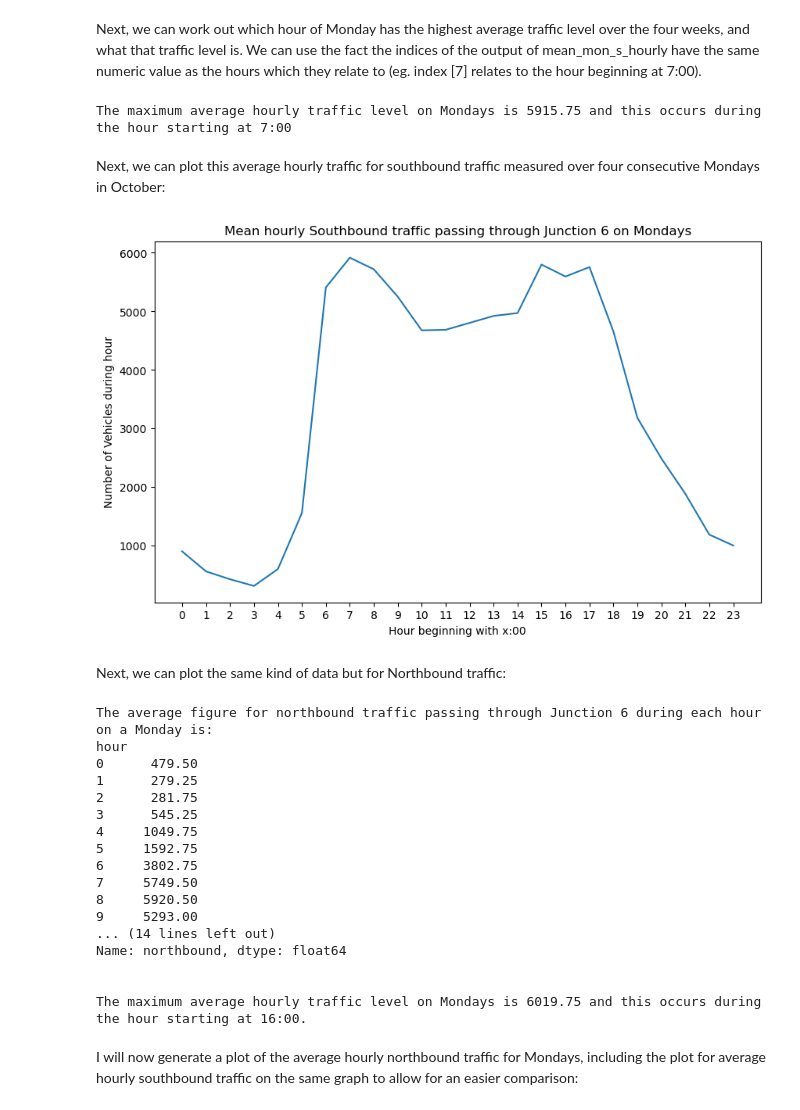
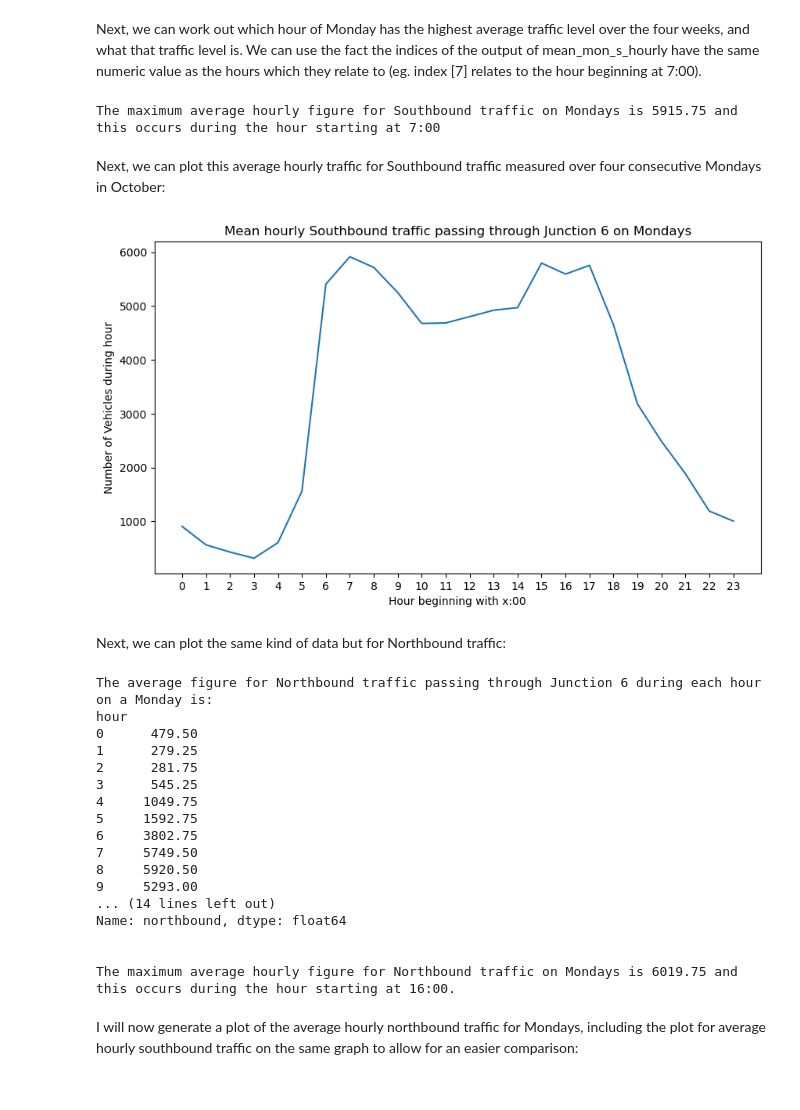
Before and after one commit to jmce22/pfda_project1, a Jupyter notebook: pfda_project1.ipynb, the cells around one changed output. Saved outputs shown, nothing was run; the diff lists cells and outputs as text; code cells hidden in the pictures.

Commit message:
calculated figures for busiest hours of the day and accompanying data for northbound traffic

```diff
--- a/pfda_project1.ipynb
+++ b/pfda_project1.ipynb
@@ -93,37 +93,37 @@ Next, we can work out which hour of Monday has the highest average traffic level
 # %%
 max_row_mon_s_hourly = mean_mon_s_hourly.idxmax()
 max_value_mon_s_hourly = mean_mon_s_hourly.max()
-print(f'The maximum average hourly traffic level on Mondays is {max_value_mon_s_hourly} and this occurs during the hour starting at {max_row_mon_s_hourly}:00')
+print(f'The maximum average hourly figure for Southbound traffic on Mondays is {max_value_mon_s_hourly} and this occurs during the hour starting at {max_row_mon_s_hourly}:00')
 # %% [output]
-The maximum average hourly traffic level on Mondays is 5915.75 and this occurs during the hour starting at 7:00
+The maximum average hourly figure for Southbound traffic on Mondays is 5915.75 and this occurs during the hour starting at 7:00
 # %% [markdown]
-Next, we can plot this average hourly traffic for southbound traffic measured over four consecutive Mondays in October:
+Next, we can plot this average hourly traffic for Southbound traffic measured over four consecutive Mondays in October:
 # %%
-plt.figure(figsize=(10,6))
+plt.figure(figsize=(10,5.5))
 plt.plot(mean_mon_s_hourly)
 plt.xlabel('Hour beginning with x:00')
 plt.xticks(np.arange(24))      # seperate x-axis into 24 intervals rather than 5
 plt.ylabel('Number of Vehicles during hour')
 plt.title('Mean hourly Southbound traffic passing through Junction 6 on Mondays')
 plt.show()
 # %% [output]
-[figure, old version]
+[figure, new version]
 # %% [markdown]
 Next, we can plot the same kind of data but for Northbound traffic:
 # %%
 mean_mon_n_hourly = monday.groupby('hour')['northbound'].mean()
 
 print()
-print('The average figure for northbound traffic passing through Junction 6 during each hour on a Monday is: ')
+print('The average figure for Northbound traffic passing through Junction 6 during each hour on a Monday is: ')
 print(mean_mon_n_hourly)
 
 max_row_mon_n_hourly = mean_mon_n_hourly.idxmax()
 max_value_mon_n_hourly = mean_mon_n_hourly.max()
 print()
 print()
-print(f'The maximum average hourly traffic level on Mondays is {max_value_mon_n_hourly} and this occurs during the hour starting at {max_row_mon_n_hourly}:00.')
+print(f'The maximum average hourly figure for Northbound traffic on Mondays is {max_value_mon_n_hourly} and this occurs during the hour starting at {max_row_mon_n_hourly}:00.')
 # %% [output]
-The average figure for northbound traffic passing through Junction 6 during each hour on a Monday is:
+The average figure for Northbound traffic passing through Junction 6 during each hour on a Monday is:
 hour
 0      479.50
 1      279.25
@@ -139,7 +139,7 @@ hour
 Name: northbound, dtype: float64
 
 
-The maximum average hourly traffic level on Mondays is 6019.75 and this occurs during the hour starting at 16:00.
+The maximum average hourly figure for Northbound traffic on Mondays is 6019.75 and this occurs during the hour starting at 16:00.
 # %% [markdown]
 I will now generate a plot of the average hourly northbound traffic for Mondays, including the plot for average hourly southbound traffic on the same graph to allow for an easier comparison:
 # %%
```
Also changed, not shown: parts of 9 cells of this notebook.
